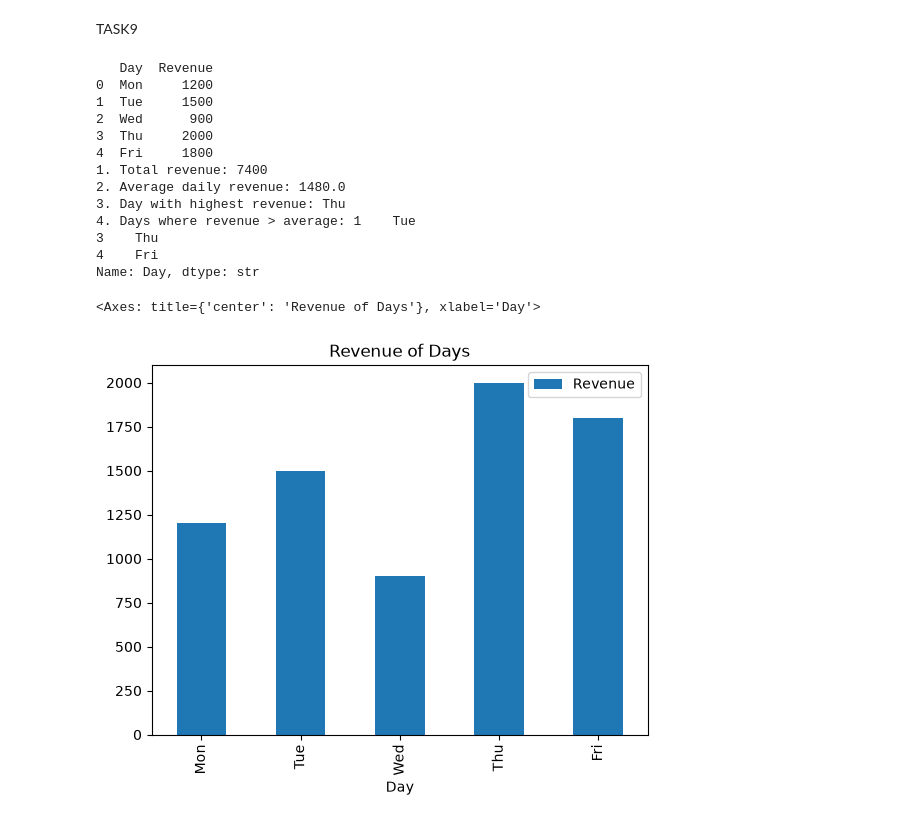
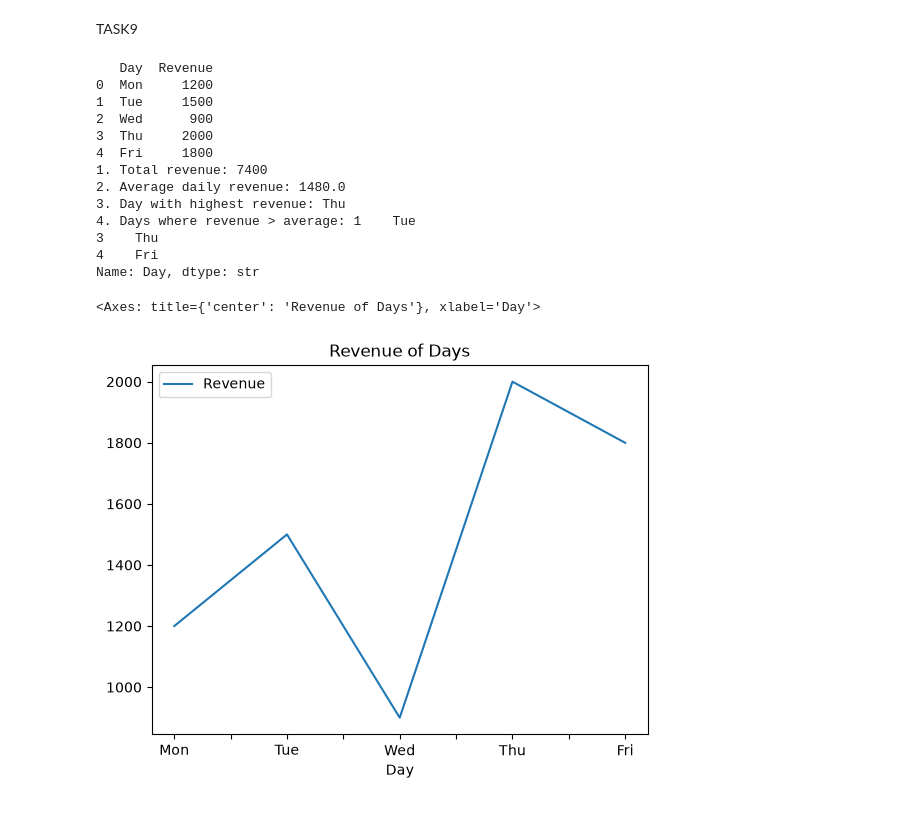
Before and after one commit to ak4shyadav/Seaborn, a Jupyter notebook: GenAI-Task10-AKASHYADAV/Assignment10.ipynb, the cells around one changed output. Cells and saved outputs as stored; diff of their text form; code cells hidden in the pictures.

```diff
--- a/GenAI-Task10-AKASHYADAV/Assignment10.ipynb
+++ b/GenAI-Task10-AKASHYADAV/Assignment10.ipynb
@@ -199,28 +200,28 @@ TASK9
 # %%
 sales = {
     'Day': ['Mon','Tue','Wed','Thu','Fri'],
     'Revenue': [1200, 1500, 900, 2000, 1800]
 }
 df = pd.DataFrame(sales)
 print(df)
 print("1. Total revenue:",df['Revenue'].sum())
 print("2. Average daily revenue:",df['Revenue'].mean())
 print("3. Day with highest revenue:",df['Day'][df['Revenue'].idxmax()])
 print("4. Days where revenue > average:",df['Day'][df['Revenue']>df['Revenue'].mean()])
-df.plot(kind='bar', x='Day', y='Revenue', title='Revenue of Days')
+df.plot(kind='line', x='Day', y='Revenue', title='Revenue of Days')
 # %% [output]
    Day  Revenue
 0  Mon     1200
 1  Tue     1500
 2  Wed      900
 3  Thu     2000
 4  Fri     1800
 1. Total revenue: 7400
 2. Average daily revenue: 1480.0
 3. Day with highest revenue: Thu
 4. Days where revenue > average: 1    Tue
 3    Thu
 4    Fri
 Name: Day, dtype: str
 <Axes: title={'center': 'Revenue of Days'}, xlabel='Day'>
-[figure, old version]
+[figure, new version]
```
Also changed, not shown: parts of 5 cells of this notebook, 6 other files.
